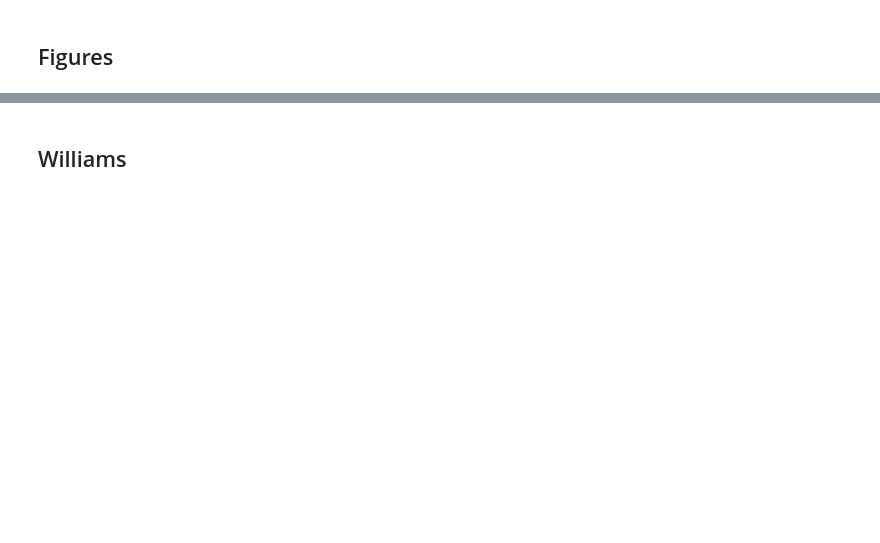
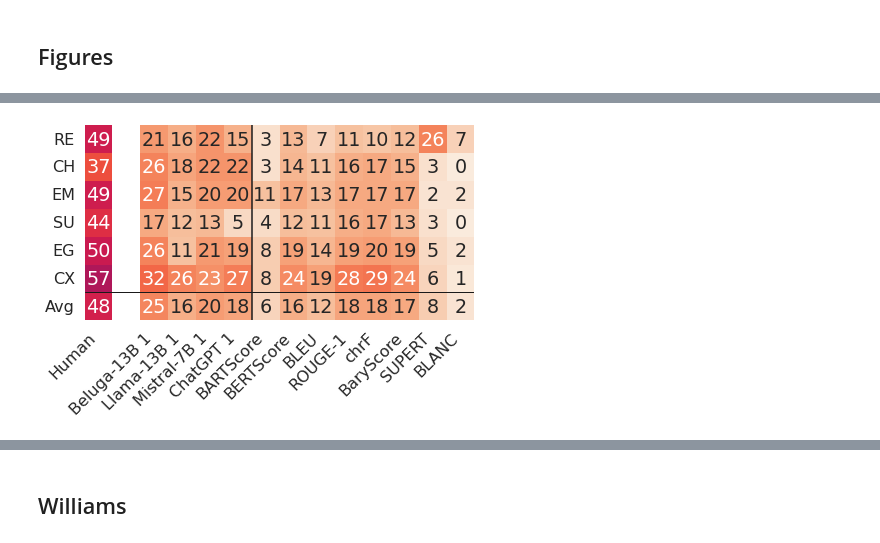
Before and after one commit to dig-team/hanna-benchmark-asg, a Jupyter notebook: data_visualization.ipynb, the cells around one changed output, grey strips where cells are left out. Drawn from its saved outputs; the diff is of its cells as text; code cells hidden in the pictures; blank space fills up the shorter version.

```diff
--- a/data_visualization.ipynb
+++ b/data_visualization.ipynb
@@ -20,4 +61,4 @@ from williams import williams_test
 # Data visualization
 # %%
 ANNOTATIONS_DF = pd.read_csv("hanna_stories_annotations.csv")
-METRICS_DF = pd.read_csv("hanna_metric_scores.csv", index_col="Model")
+METRICS_DF = pd.read_csv("hanna_metric_scores_llm.csv", index_col="Model")
@@ -421,5 +466,7 @@ Name: Complexity, dtype: float64
 # %% [markdown]
 ## Figures
+# %%
+width = 505
 # %%
 def print_correlation_heatmap(correlation_type, Kstr, df=METRICS_FILTERED_DF_NO_HUMAN,
                               metrics_subset1=METRICS_FILTERED_LABELS,
@@ -527,15 +526,68 @@ if METRICS_FILTERED_CRITERIA_HEATMAPS_ALL:
-# %%
-# METRICS and CRITERIA
-METRICS_CRITERIA_HEATMAPS_ALL = False
-if METRICS_CRITERIA_HEATMAPS_ALL:
-    for correlation_type in CORRELATION_TYPES:
-        print("======= {} =======".format(correlation_type))
-        for Kstr in CORRELATIONS:
-            print("------ {} ------".format(Kstr))
-            print_correlation_heatmap(correlation_type, Kstr, df=METRICS_DF_NO_HUMAN,
-                                  metrics_subset1=CRITERIA,
-                                  metrics_subset2=METRICS_LABELS,
-                                  xticklabels=METRICS_LABELS,
-                                  yticklabels=CRITERIA_LABELS+["Avg"],
-                                  use_mask=True, font_scale=1.8, figsize=(30,7),
-                                  savepath=None)
+# %%
+# METRICS_FILTERED and CRITERIA
+dico = {}
+METRICS_FILTERED_CRITERIA_HEATMAPS_ALL = True
+if METRICS_FILTERED_CRITERIA_HEATMAPS_ALL:
+    for correlation_type in CORRELATION_TYPES:
+        if correlation_type == "overall":
+            line_color = "k"
+        else:
+            line_color = "w"
+        dico[correlation_type] = {}
+        print("======= {} =======".format(correlation_type))
+        for Kstr in ['kendall']:
+            print("------ {} ------".format(Kstr))
+            dico[correlation_type]["Human"] = print_correlation_heatmap(correlation_type, Kstr, df=METRICS_DF_NO_HUMAN,
+                                  metrics_subset1=CRITERIA,
+                                  metrics_subset2=METRICS_FILTERED,
+                                  xticklabels=METRICS_FILTERED_LABELS,
+                                  yticklabels=CRITERIA_LABELS+["Avg"],
+                                  use_mask=True, font_scale=2, figsize=(45,8),
+                                  savepath=None, returnCorr=True, use_pmask=False, show=False)
+            for prefix in ["Human Avg 1", "Human Avg 2", "Human Avg 3"]:
+                dico[correlation_type][prefix] = print_correlation_heatmap(correlation_type, Kstr, df=METRICS_DF_NO_HUMAN,
+                                  metrics_subset1=["{} {}".format(prefix, c).strip() for c in CRITERIA_LABELS],
+                                  metrics_subset2=METRICS_FILTERED,
+                                  xticklabels=METRICS_FILTERED_LABELS,
+                                  yticklabels=CRITERIA_LABELS+["Avg"],
+                                  use_mask=True, font_scale=2, figsize=(45,8),
+                                  savepath=None, returnCorr=True, use_pmask=False, show=False)
+            clean_corr = dico[correlation_type]["Human"].copy()
+            for i in [1,2,3,4]:
+                column = [dico[correlation_type]["Human"]["Beluga-13B {} {}".format(c, i)].iloc[j] for j, c in enumerate(CRITERIA_LABELS)]
+                column.append(np.mean(column))
+                clean_corr["Beluga-13B {}".format(i)] = column
+                column = [dico[correlation_type]["Human"]["Llama-13B {} {}".format(c, i)].iloc[j] for j, c in enumerate(CRITERIA_LABELS)]
+                column.append(np.mean(column))
+                clean_corr["Llama-13B {}".format(i)] = column
+                column = [dico[correlation_type]["Human"]["Mistral-7B {} {}".format(c, i)].iloc[j] for j, c in enumerate(CRITERIA_LABELS)]
+                column.append(np.mean(column))
+                clean_corr["Mistral-7B {}".format(i)] = column
+                column = [dico[correlation_type]["Human"]["ChatGPT {} {}".format(c, i)].iloc[j] for j, c in enumerate(CRITERIA_LABELS)]
+                column.append(np.mean(column))
+                clean_corr["ChatGPT {}".format(i)] = column
+            for i in [1,2,3]:
+                column = [dico[correlation_type]["Human".format(i)]["Human {} {}".format(i, c)].iloc[j]  for j, c in enumerate(CRITERIA_LABELS)]
+                column.append(np.mean(column))
+                clean_corr["Human {}".format(i)] = column
+            clean_corr["Human"] = np.round(np.mean([clean_corr["Human {}".format(i)] for i in [1,2,3]], axis=0))
+            clean_corr[" "] = column
+            clean_corr_all = clean_corr[METRICS_FILTERED_CLEAN_ALL].copy()
+            print_correlation_heatmap(correlation_type, Kstr, df=METRICS_DF_NO_HUMAN,
+                                  metrics_subset1=["{} {}".format(prefix, c).strip() for c in CRITERIA_LABELS],
+                                  metrics_subset2=METRICS_FILTERED_CLEAN_ALL,
+                                  xticklabels=METRICS_FILTERED_LABELS_CLEAN_ALL,
+                                  yticklabels=CRITERIA_LABELS+["Avg"],
+                                  use_mask=True, font_scale=1.6, figsize=set_size(width),
+                                  savepath="mixed1", save_svg=False, save_pdf=True, corr=clean_corr_all, returnCorr=True,
+                                  colMask=1, colDividers=[6], rowDividers=[6], line_color=line_color, tickSize=16)
+            clean_corr_short = clean_corr[METRICS_FILTERED_CLEAN_SHORT[2:]].copy()
+            print_correlation_heatmap(correlation_type, Kstr, df=METRICS_DF_NO_HUMAN,
+                                  metrics_subset1=["{} {}".format(prefix, c).strip() for c in CRITERIA_LABELS],
+                                  metrics_subset2=METRICS_FILTERED_CLEAN_SHORT[2:],
+                                  xticklabels=METRICS_FILTERED_LABELS_CLEAN_SHORT[2:],
+                                  yticklabels=CRITERIA_LABELS+["Avg"],
+                                  use_mask=True, font_scale=1.5, figsize=set_size(width),
+                                  savepath="mixed2", save_svg=False, save_pdf=True, corr=clean_corr_short, returnCorr=True,
+                                  colDividers=[4,8,12], rowDividers=[6], line_color=line_color, tickSize=16)
+# %% [output]
@@ -541,0 +600 @@ if METRICS_CRITERIA_HEATMAPS_ALL:
+[figure, added]
```
Also changed, not shown: parts of 89 cells of this notebook, 30 other files.
